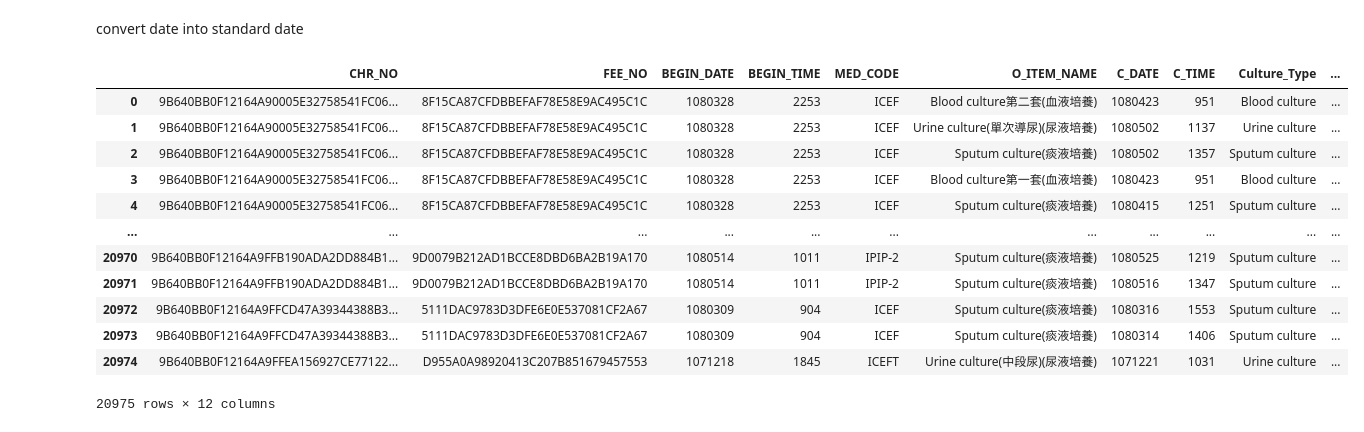
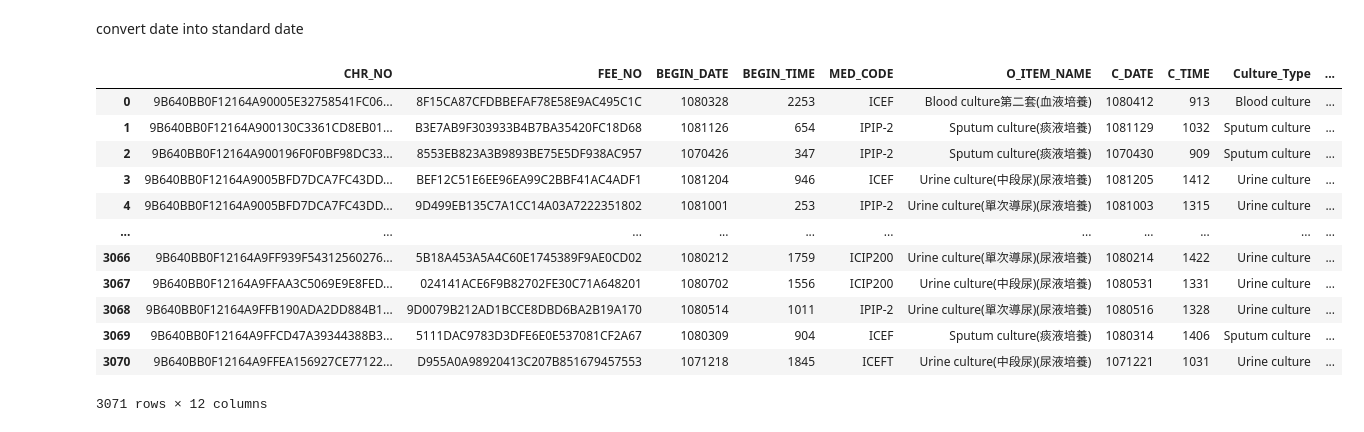
Before and after one commit to timothy0203/Taiwan_Health_Datathon_2024, a Jupyter notebook: preprocess.ipynb, the cells around one changed output. Cells and saved outputs as stored; diff of their text form; code cells hidden in the pictures.

```diff
--- a/preprocess.ipynb
+++ b/preprocess.ipynb
@@ -171,0 +219,25 @@ ipd_basic_df
+# %%
+import pandas as pd
+from datetime import datetime
+
+# Function to convert yymmdd and time in seconds into datetime
+def convert_to_datetime(yymmdd, time_in_sec):
+    try:
+        year = (yymmdd // 10000) + 1900  # Assuming '108' represents the year 2008
+        month = (yymmdd % 10000) // 100
+        day = yymmdd % 100
+        hr = time_in_sec // 100
+        minute = time_in_sec % 100
+        return datetime(year, month, day, hr, minute)  # Correctly refer to the datetime class
+    except ValueError:
+        return pd.NaT  # Return NaT for invalid dates
+
+# Apply the conversion function to 'C_DATE' and 'C_TIME' to create a 'C_DATETIME' column
+lab_selected_rows_df['C_DATETIME'] = lab_selected_rows_df.apply(lambda row: convert_to_datetime(row['C_DATE'], row['C_TIME']), axis=1)
+
+# Sort by CHR_NO, FEE_NO, and C_DATETIME
+lab_selected_rows_df = lab_selected_rows_df.sort_values(by=['CHR_NO', 'FEE_NO', 'C_DATETIME'])
+
+# Drop duplicates, keeping the first (earliest) entry for each CHR_NO and FEE_NO combination
+lab_selected_first_rows_df = lab_selected_rows_df.drop_duplicates(subset=['CHR_NO', 'FEE_NO'], keep='first')
+lab_selected_first_rows_df
@@ -192,11 +297,11 @@ Not Intersection count: 3617
 # %%
-# Assuming ur_order_df and lab_selected_rows_df are your two DataFrames
+# Assuming ur_order_df and lab_selected_first_rows_df are your two DataFrames
 
 # Intersection: rows that are present in both DataFrames
-intersection_df = pd.merge(ur_order_df, lab_selected_rows_df, on=['CHR_NO', 'FEE_NO'], how='inner')
+intersection_df = pd.merge(ur_order_df, lab_selected_first_rows_df, on=['CHR_NO', 'FEE_NO'], how='inner')
 
 # Not Intersection: rows that are present in one DataFrame but not the other (both ways)
-not_intersection_df = pd.merge(ur_order_df, lab_selected_rows_df, on=['CHR_NO', 'FEE_NO'], how='outer', indicator=True)
+not_intersection_df = pd.merge(ur_order_df, lab_selected_first_rows_df, on=['CHR_NO', 'FEE_NO'], how='outer', indicator=True)
 not_intersection_df = not_intersection_df[not_intersection_df['_merge'] != 'both']
 
 # Calculate the counts
@@ -249,45 +354,46 @@ convert date into standard date
 # %%
 from datetime import datetime
 
 # Helper function to convert date and time to datetime format
 def convert_to_datetime(yymmdd, time_in_sec):
     try:
         year = (yymmdd // 10000) + 1900  # Assuming '108' represents the year 2008
         month = (yymmdd % 10000) // 100
         day = yymmdd % 100
         hr = time_in_sec // 100
         minute = time_in_sec % 100
         return datetime(year, month, day, hr, minute)
     except ValueError:
         return pd.NaT
 
 ur_order_lab_merge_format_date_df = ur_order_lab_merge_df
 # Convert BEGIN_DATE and BEGIN_TIME to datetime
 ur_order_lab_merge_format_date_df['BEGIN_DATETIME'] = ur_order_lab_merge_format_date_df.apply(lambda row: convert_to_datetime(row['BEGIN_DATE'], row['BEGIN_TIME']), axis=1)
 
 # Convert C_DATE and C_TIME to datetime
 ur_order_lab_merge_format_date_df['C_DATETIME'] = ur_order_lab_merge_format_date_df.apply(lambda row: convert_to_datetime(row['C_DATE'], row['C_TIME']), axis=1)
 
 # Calculate the difference between C_DATETIME and BEGIN_DATETIME
-ur_order_lab_merge_format_date_df['Time_Difference'] = ur_order_lab_merge_format_date_df['C_DATETIME'] - ur_order_lab_merge_format_date_df['BEGIN_DATETIME']
+ur_order_lab_merge_format_date_df['Time_Difference'] = ur_order_lab_merge_format_date_df['BEGIN_DATETIME'] - ur_order_lab_merge_format_date_df['C_DATETIME']
+# ur_order_lab_merge_format_date_df['Time_Difference'] = ur_order_lab_merge_format_date_df['C_DATETIME'] - ur_order_lab_merge_format_date_df['BEGIN_DATETIME']
 
 # Display the updated DataFrame
 # print(ur_order_lab_merge_format_date_df[['BEGIN_DATETIME', 'C_DATETIME', 'Time_Difference']])
 ur_order_lab_merge_format_date_df
 # %% [output]
 |  | CHR_NO | FEE_NO | BEGIN_DATE | BEGIN_TIME | MED_CODE | O_ITEM_NAME | C_DATE | C_TIME | Culture_Type | ... |
-| 0 | 9B640BB0F12164A90005E32758541FC06... | 8F15CA87CFDBBEFAF78E58E9AC495C1C | 1080328 | 2253 | ICEF | Blood culture第二套(血液培養) | 1080423 | 951 | Blood culture | ... |
-| 1 | 9B640BB0F12164A90005E32758541FC06... | 8F15CA87CFDBBEFAF78E58E9AC495C1C | 1080328 | 2253 | ICEF | Urine culture(單次導尿)(尿液培養) | 1080502 | 1137 | Urine culture | ... |
-| 2 | 9B640BB0F12164A90005E32758541FC06... | 8F15CA87CFDBBEFAF78E58E9AC495C1C | 1080328 | 2253 | ICEF | Sputum culture(痰液培養) | 1080502 | 1357 | Sputum culture | ... |
-| 3 | 9B640BB0F12164A90005E32758541FC06... | 8F15CA87CFDBBEFAF78E58E9AC495C1C | 1080328 | 2253 | ICEF | Blood culture第一套(血液培養) | 1080423 | 951 | Blood culture | ... |
-| 4 | 9B640BB0F12164A90005E32758541FC06... | 8F15CA87CFDBBEFAF78E58E9AC495C1C | 1080328 | 2253 | ICEF | Sputum culture(痰液培養) | 1080415 | 1251 | Sputum culture | ... |
+| 0 | 9B640BB0F12164A90005E32758541FC06... | 8F15CA87CFDBBEFAF78E58E9AC495C1C | 1080328 | 2253 | ICEF | Blood culture第二套(血液培養) | 1080412 | 913 | Blood culture | ... |
+| 1 | 9B640BB0F12164A900130C3361CD8EB01... | B3E7AB9F303933B4B7BA35420FC18D68 | 1081126 | 654 | IPIP-2 | Sputum culture(痰液培養) | 1081129 | 1032 | Sputum culture | ... |
+| 2 | 9B640BB0F12164A900196F0F0BF98DC33... | 8553EB823A3B9893BE75E5DF938AC957 | 1070426 | 347 | IPIP-2 | Sputum culture(痰液培養) | 1070430 | 909 | Sputum culture | ... |
+| 3 | 9B640BB0F12164A9005BFD7DCA7FC43DD... | BEF12C51E6EE96EA99C2BBF41AC4ADF1 | 1081204 | 946 | ICEF | Urine culture(中段尿)(尿液培養) | 1081205 | 1412 | Urine culture | ... |
+| 4 | 9B640BB0F12164A9005BFD7DCA7FC43DD... | 9D499EB135C7A1CC14A03A7222351802 | 1081001 | 253 | IPIP-2 | Urine culture(單次導尿)(尿液培養) | 1081003 | 1315 | Urine culture | ... |
 | ... | ... | ... | ... | ... | ... | ... | ... | ... | ... | ... |
-| 20970 | 9B640BB0F12164A9FFB190ADA2DD884B1... | 9D0079B212AD1BCCE8DBD6BA2B19A170 | 1080514 | 1011 | IPIP-2 | Sputum culture(痰液培養) | 1080525 | 1219 | Sputum culture | ... |
-| 20971 | 9B640BB0F12164A9FFB190ADA2DD884B1... | 9D0079B212AD1BCCE8DBD6BA2B19A170 | 1080514 | 1011 | IPIP-2 | Sputum culture(痰液培養) | 1080516 | 1347 | Sputum culture | ... |
-| 20972 | 9B640BB0F12164A9FFCD47A39344388B3... | 5111DAC9783D3DFE6E0E537081CF2A67 | 1080309 | 904 | ICEF | Sputum culture(痰液培養) | 1080316 | 1553 | Sputum culture | ... |
-| 20973 | 9B640BB0F12164A9FFCD47A39344388B3... | 5111DAC9783D3DFE6E0E537081CF2A67 | 1080309 | 904 | ICEF | Sputum culture(痰液培養) | 1080314 | 1406 | Sputum culture | ... |
-| 20974 | 9B640BB0F12164A9FFEA156927CE77122... | D955A0A98920413C207B851679457553 | 1071218 | 1845 | ICEFT | Urine culture(中段尿)(尿液培養) | 1071221 | 1031 | Urine culture | ... |
+| 3066 | 9B640BB0F12164A9FF939F54312560276... | 5B18A453A5A4C60E1745389F9AE0CD02 | 1080212 | 1759 | ICIP200 | Urine culture(單次導尿)(尿液培養) | 1080214 | 1422 | Urine culture | ... |
+| 3067 | 9B640BB0F12164A9FFAA3C5069E9E8FED... | 024141ACE6F9B82702FE30C71A648201 | 1080702 | 1556 | ICIP200 | Urine culture(中段尿)(尿液培養) | 1080531 | 1331 | Urine culture | ... |
+| 3068 | 9B640BB0F12164A9FFB190ADA2DD884B1... | 9D0079B212AD1BCCE8DBD6BA2B19A170 | 1080514 | 1011 | IPIP-2 | Urine culture(單次導尿)(尿液培養) | 1080516 | 1328 | Urine culture | ... |
+| 3069 | 9B640BB0F12164A9FFCD47A39344388B3... | 5111DAC9783D3DFE6E0E537081CF2A67 | 1080309 | 904 | ICEF | Sputum culture(痰液培養) | 1080314 | 1406 | Sputum culture | ... |
+| 3070 | 9B640BB0F12164A9FFEA156927CE77122... | D955A0A98920413C207B851679457553 | 1071218 | 1845 | ICEFT | Urine culture(中段尿)(尿液培養) | 1071221 | 1031 | Urine culture | ... |
-20975 rows × 12 columns
+3071 rows × 12 columns
 # %%
 # Convert columns to appropriate datetime types
 ur_order_lab_merge_format_date_df['BEGIN_DATETIME'] = pd.to_datetime(ur_order_lab_merge_format_date_df['BEGIN_DATETIME'])
```
Also changed, not shown: parts of 54 cells of this notebook, 1 other file.
